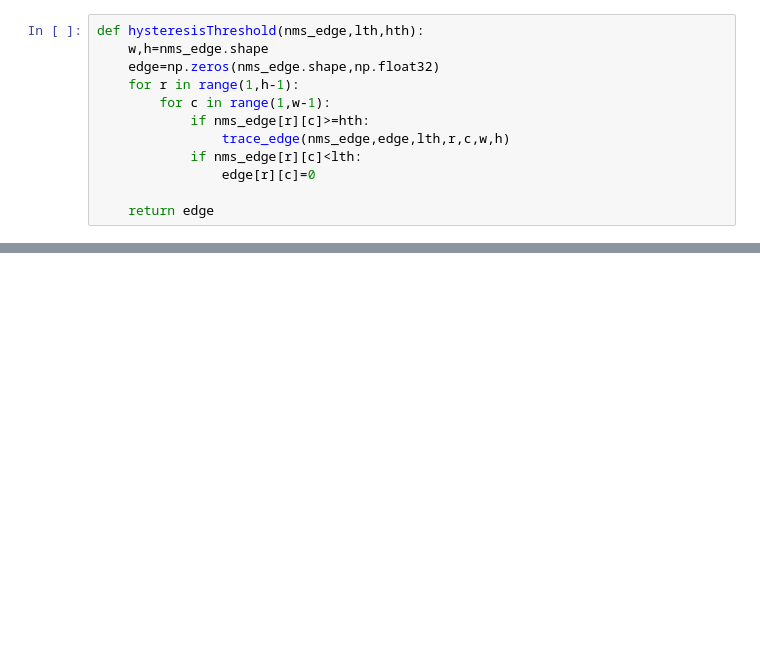
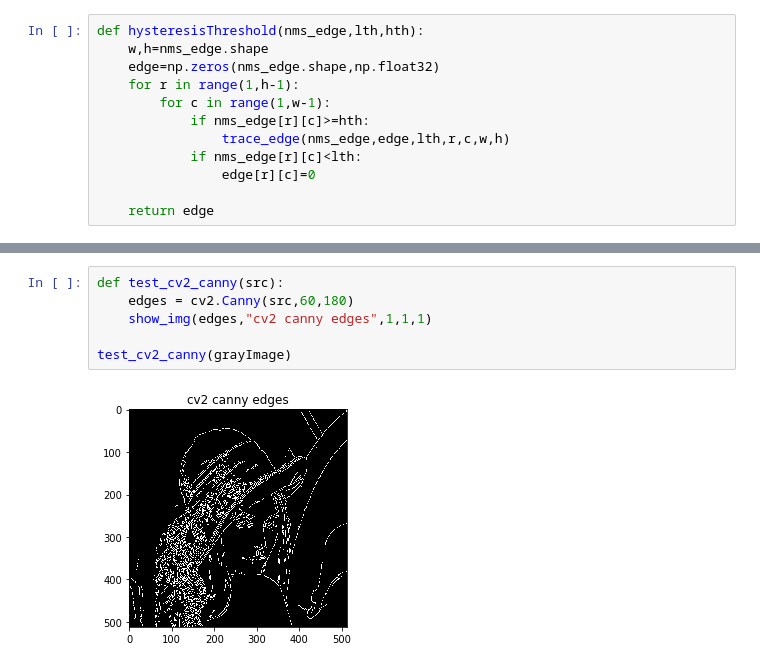
Before and after one commit to sycophant-stone/digital_image_base, a Jupyter notebook: EdgeDetect/edgeDetect.ipynb, the cells around one changed output, grey strips where cells are left out. Cells and saved outputs as stored; diff of their text form; blank space fills up the shorter version.

```diff
--- a/EdgeDetect/edgeDetect.ipynb
+++ b/EdgeDetect/edgeDetect.ipynb
@@ -563,0 +567,8 @@ test_canny(grayImage)
+# %%
+def test_cv2_canny(src):
+    edges = cv2.Canny(src,60,180)
+    show_img(edges,"cv2 canny edges",1,1,1)
+
+test_cv2_canny(grayImage)
+# %% [output]
+[figure, added]
```
Also changed, not shown: parts of 2 cells of this notebook.
